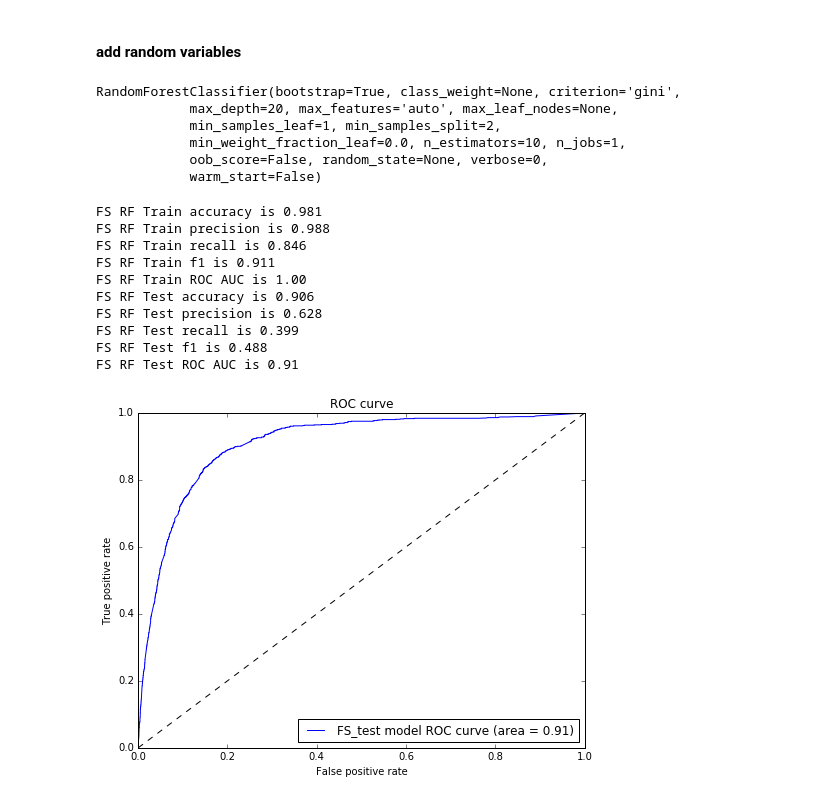
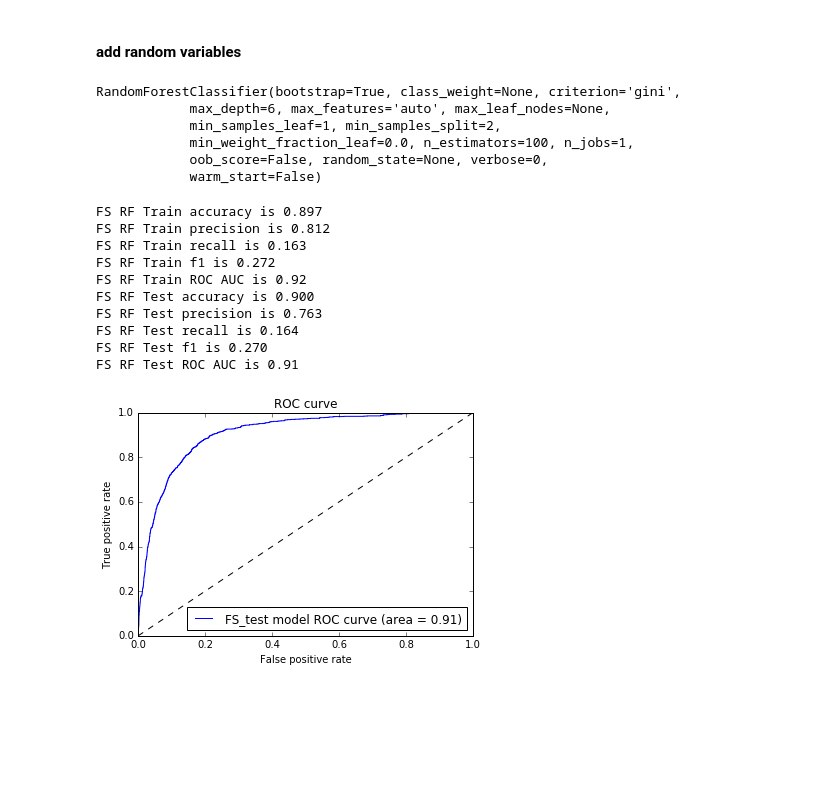
Before and after one commit to TejjeT/DataScienceProject2, a Jupyter notebook: bank_marketing .ipynb, the cells around one changed output. Cells and saved outputs as stored; diff of their text form; code cells hidden in the pictures; blank space fills up the shorter version.

```diff
--- a/bank_marketing .ipynb
+++ b/bank_marketing .ipynb
@@ -396,15 +452,0 @@ Baseline RF Test ROC AUC is 0.90
-# %%
-
-def print_roc(y_true, y_pred, y_pred_prob,  md_nm):
-    fpr_rf, tpr_rf, _ = metrics.roc_curve(y_true, y_pred_prob)
-    roc_auc = metrics.auc(fpr_rf, tpr_rf)
-    plt.figure(1)
-    plt.plot([0, 1], [0, 1], 'k--')
-    plt.plot(fpr_rf, tpr_rf, label='{1} model ROC curve (area = {0:0.2f})'.format(roc_auc, md_nm))
-    plt.xlabel('False positive rate')
-    plt.ylabel('True positive rate')
-    plt.title('ROC curve')
-    plt.legend(loc='best')
-    plt.show()
-
-print_roc(y_Test, y_pred_rf_Test, y_pred_rf_Test_p, 'rf_base')
@@ -437,35 +488,33 @@ campaign_pd_fs['rand_unif'] = np.random.uniform(0, 1, campaign_pd_fs.shape[0])
 X_Train, X_Test, y_Train, y_Test = train_test_split(campaign_pd_fs.drop(['y'], axis =1),
                                                     campaign_pd_fs['y'], test_size=0.20, random_state=7)
 # %%
-rf_fs = RandomForestClassifier(max_depth=20)
+rf_fs = RandomForestClassifier(max_depth=6, n_estimators=100)
 rf_fs.fit(X_Train, y_Train)
 # %% [output]
 RandomForestClassifier(bootstrap=True, class_weight=None, criterion='gini',
-            max_depth=20, max_features='auto', max_leaf_nodes=None,
+            max_depth=6, max_features='auto', max_leaf_nodes=None,
             min_samples_leaf=1, min_samples_split=2,
-            min_weight_fraction_leaf=0.0, n_estimators=10, n_jobs=1,
+            min_weight_fraction_leaf=0.0, n_estimators=100, n_jobs=1,
             oob_score=False, random_state=None, verbose=0,
             warm_start=False)
 # %%
-y_pred_fs_Train_p = rf_fs.predict_proba(X_Train)[:, 1]
-y_pred_fs_Test_p = rf_fs.predict_proba(X_Test)[:, 1]
-y_pred_fs_Train = rf_fs.predict(X_Train)
-y_pred_fs_Test = rf_fs.predict(X_Test)
+y_pred_fs_Train_p, y_pred_fs_Test_p, y_pred_fs_Train, y_pred_fs_Test = calc_pred_predp(X_Train, X_Test, rf_fs)
+
 get_scores(y_Train, y_pred_fs_Train, y_pred_fs_Train_p, 'FS RF Train')
 get_scores(y_Test, y_pred_fs_Test, y_pred_fs_Test_p, 'FS RF Test')
 print_roc(y_Test, y_pred_fs_Test, y_pred_fs_Test_p, 'FS_test')
 # %% [output]
-FS RF Train accuracy is 0.981
-FS RF Train precision is 0.988
-FS RF Train recall is 0.846
-FS RF Train f1 is 0.911
-FS RF Train ROC AUC is 1.00
-FS RF Test accuracy is 0.906
-FS RF Test precision is 0.628
-FS RF Test recall is 0.399
-FS RF Test f1 is 0.488
+FS RF Train accuracy is 0.897
+FS RF Train precision is 0.812
+FS RF Train recall is 0.163
+FS RF Train f1 is 0.272
+FS RF Train ROC AUC is 0.92
+FS RF Test accuracy is 0.900
+FS RF Test precision is 0.763
+FS RF Test recall is 0.164
+FS RF Test f1 is 0.270
 FS RF Test ROC AUC is 0.91
-[figure, old version]
+[figure, new version]
 # %%
 plot_fet_imp(X_Train, rf_fs, 20)
 # %% [output]
```
Also changed, not shown: parts of 18 cells of this notebook.
